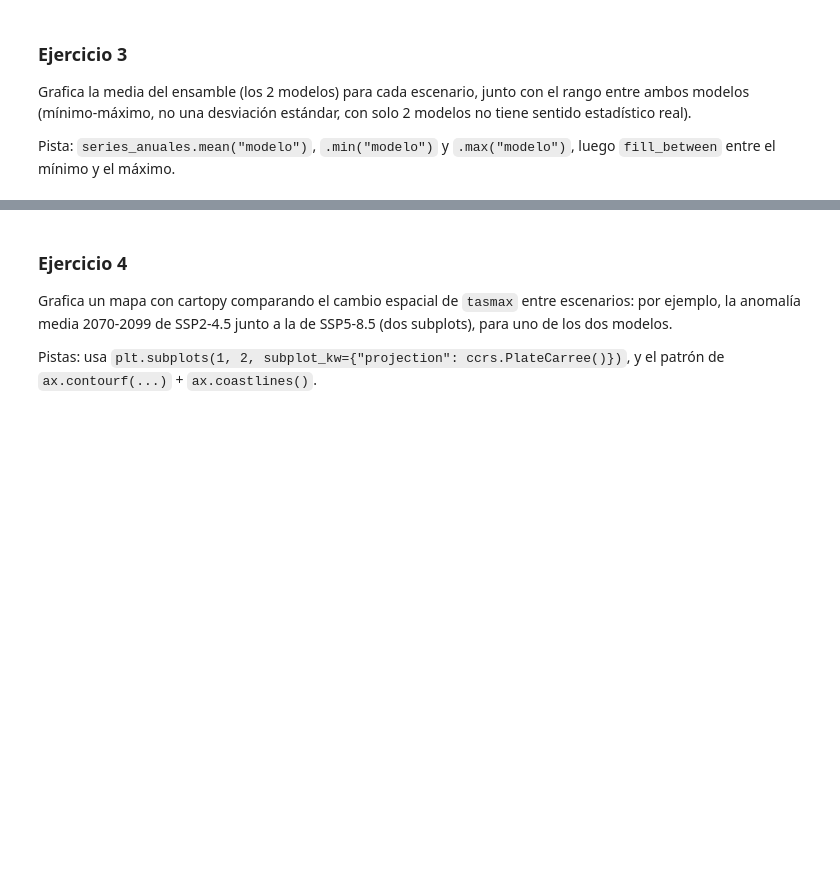
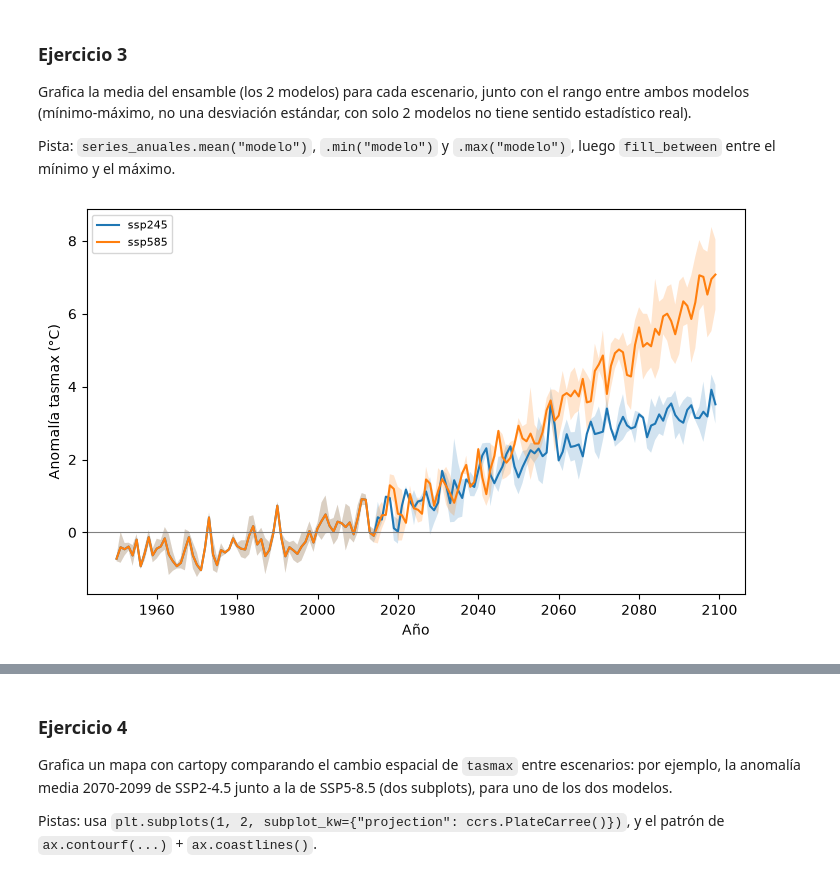
Before and after one commit to SALINASSebas/geocomputacion_-1GEO20-, a Jupyter notebook: ejercicios/ejercicios_aplicados/proyecciones_climaticas_grillado.ipynb, the cells around one changed output, grey strips where cells are left out. Cells and saved outputs as stored; diff of their text form; code cells hidden in the pictures; blank space fills up the shorter version.

```diff
--- a/ejercicios/ejercicios_aplicados/proyecciones_climaticas_grillado.ipynb
+++ b/ejercicios/ejercicios_aplicados/proyecciones_climaticas_grillado.ipynb
@@ -453,0 +343,20 @@ Pista: `series_anuales.mean("modelo")`, `.min("modelo")` y `.max("modelo")`, lue
+# %%
+# Definir variable, mínimo y máximo
+ensemble = series_anuales.mean("modelo")
+e_min = series_anuales.min("modelo")
+e_max = series_anuales.max("modelo")
+
+fig, ax = plt.subplots(figsize=(8.5, 5))
+
+for escenario in escenarios:
+    ax.plot(ensemble["year"], ensemble.sel(escenario=escenario), label=f'{escenario}')
+    ax.fill_between(ensemble["year"], e_min.sel(escenario=escenario), e_max.sel(escenario=escenario),
+                     alpha=0.2)
+
+ax.axhline(0, color="grey", lw=0.8)
+ax.set_xlabel("Año")
+ax.set_ylabel("Anomalía tasmax (°C)")
+ax.legend(fontsize=8)
+plt.show()
+# %% [output]
+[figure, added]
```
Also changed, not shown: parts of 16 cells of this notebook.
